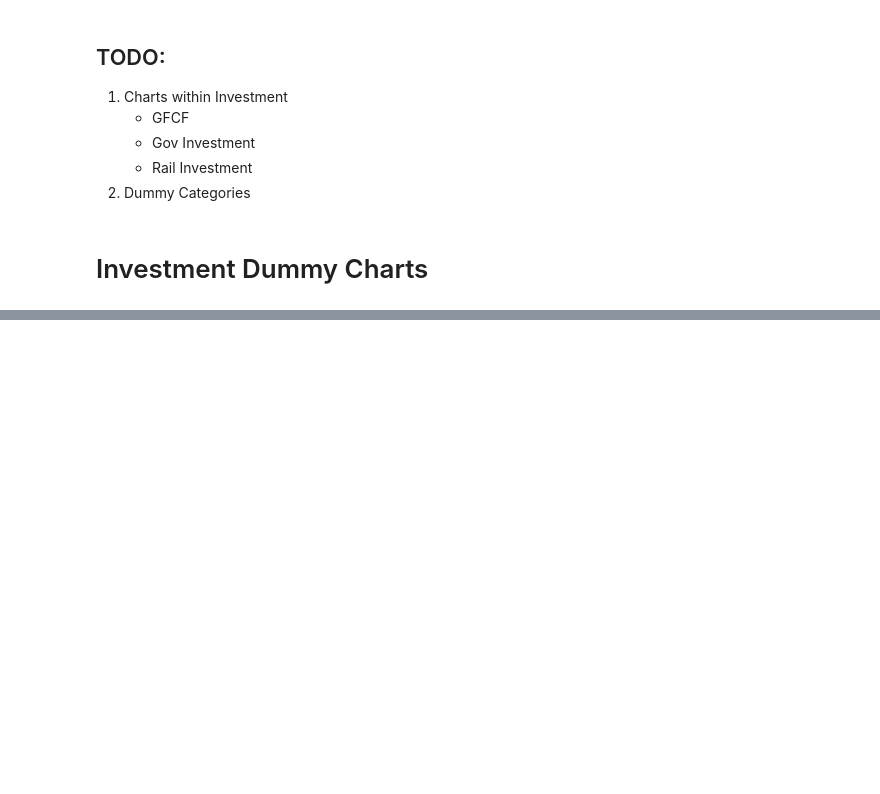
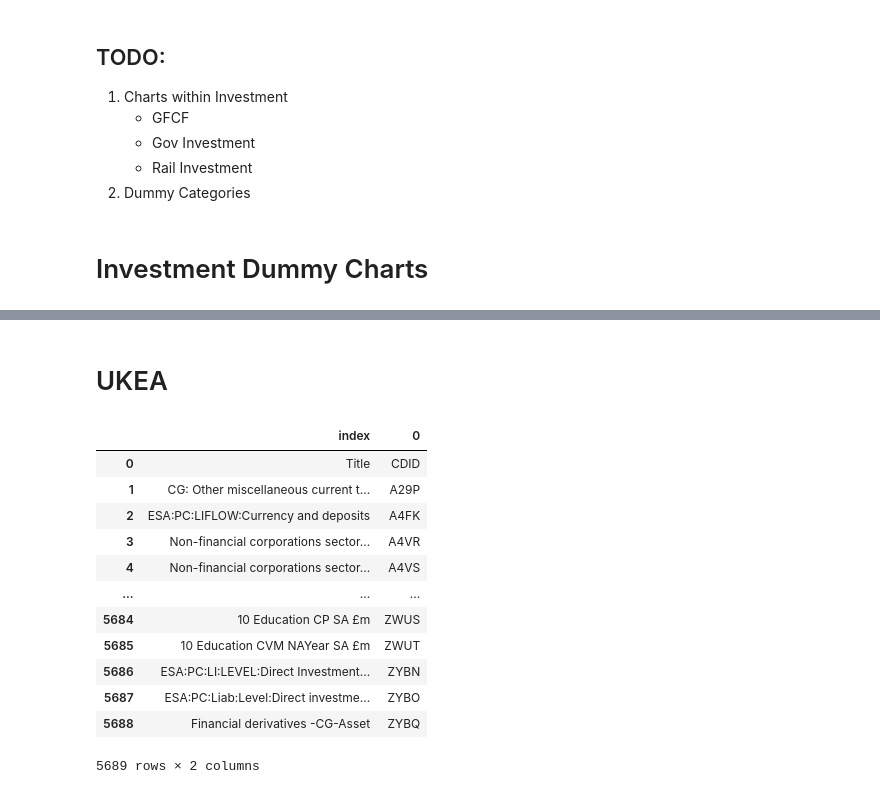
Before and after one commit to FM-ds/GrowthDiagnostics, a Jupyter notebook: Data_Sourcing_Test.ipynb, the cells around one changed output, grey strips where cells are left out. Drawn from its saved outputs; the diff is of its cells as text; code cells hidden in the pictures; blank space fills up the shorter version.

```diff
--- a/Data_Sourcing_Test.ipynb
+++ b/Data_Sourcing_Test.ipynb
@@ -39,0 +30,2 @@ s_df[s_df.Series.str.lower().str.contains('gfcf')]
+# %% [markdown]
+# UKEA
@@ -40,3 +38,19 @@ s_df[s_df.Series.str.lower().str.contains('gfcf')]
+# %%
+s_df
+# %% [output]
+|  | index | 0 |
+| 0 | Title | CDID |
+| 1 | CG: Other miscellaneous current t... | A29P |
+| 2 | ESA:PC:LIFLOW:Currency and deposits | A4FK |
+| 3 | Non-financial corporations sector... | A4VR |
+| 4 | Non-financial corporations sector... | A4VS |
+| ... | ... | ... |
+| 5684 | 10 Education CP SA £m | ZWUS |
+| 5685 | 10 Education CVM NAYear SA £m | ZWUT |
+| 5686 | ESA:PC:LI:LEVEL:Direct Investment... | ZYBN |
+| 5687 | ESA:PC:Liab:Level:Direct investme... | ZYBO |
+| 5688 | Financial derivatives -CG-Asset | ZYBQ |
+5689 rows × 2 columns
 # %%
 df.columns
 # %% [output]
```
Also changed, not shown: parts of 23 cells of this notebook, 10 other files.
